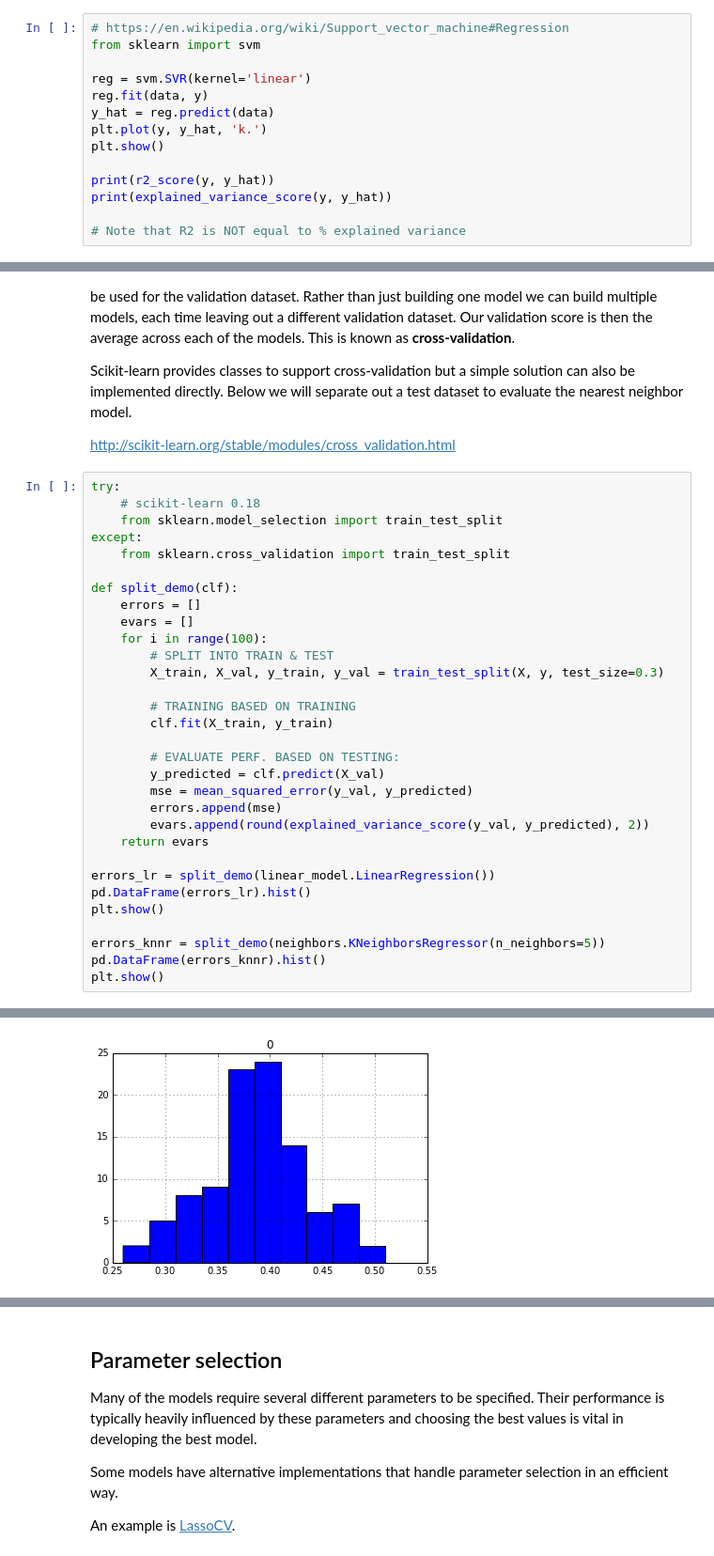
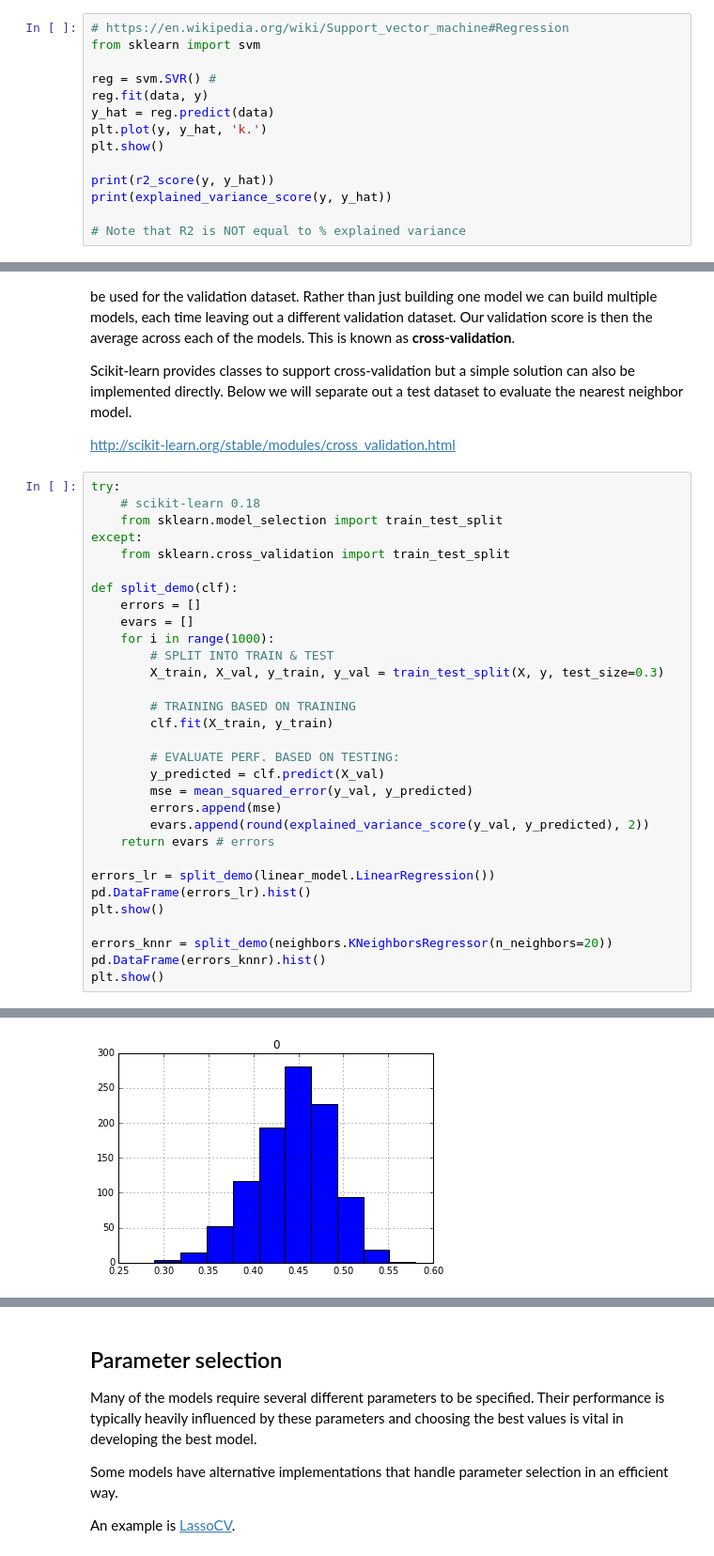
Before and after one commit to biof509/biof509-fall2017, a Jupyter notebook: week4-notebooks/Wk04-Regression-and-classification.ipynb, the cells around one changed output, grey strips where cells are left out. Shown at 94% size. Saved outputs shown, nothing was run; the diff lists cells and outputs as text.

```diff
--- a/week4-notebooks/Wk04-Regression-and-classification.ipynb
+++ b/week4-notebooks/Wk04-Regression-and-classification.ipynb
@@ -235,7 +241,7 @@ If in doubd we can always begin with an ensemble or boosting approach as they ty
 # https://en.wikipedia.org/wiki/Support_vector_machine#Regression
 from sklearn import svm
 
-reg = svm.SVR(kernel='linear')
+reg = svm.SVR() #
 reg.fit(data, y)
 y_hat = reg.predict(data)
 plt.plot(y, y_hat, 'k.')
@@ -336,7 +342,7 @@ except:
 def split_demo(clf):
     errors = []
     evars = []
-    for i in range(100):
+    for i in range(1000):
         # SPLIT INTO TRAIN & TEST
         X_train, X_val, y_train, y_val = train_test_split(X, y, test_size=0.3)
 
@@ -348,13 +354,13 @@ def split_demo(clf):
         mse = mean_squared_error(y_val, y_predicted)
         errors.append(mse)
         evars.append(round(explained_variance_score(y_val, y_predicted), 2))
-    return evars
+    return evars # errors
 
 errors_lr = split_demo(linear_model.LinearRegression())
 pd.DataFrame(errors_lr).hist()
 plt.show()
 
-errors_knnr = split_demo(neighbors.KNeighborsRegressor(n_neighbors=5))
+errors_knnr = split_demo(neighbors.KNeighborsRegressor(n_neighbors=20))
 pd.DataFrame(errors_knnr).hist()
 plt.show()
 # %% [output]
@@ -362,4 +368,4 @@ plt.show()
-[figure, old version]
+[figure, new version]
 # %%
 # Various ways to slice an array
 a = np.arange(20) + 5
```
Also changed, not shown: parts of 5 cells of this notebook, 17 other files.
